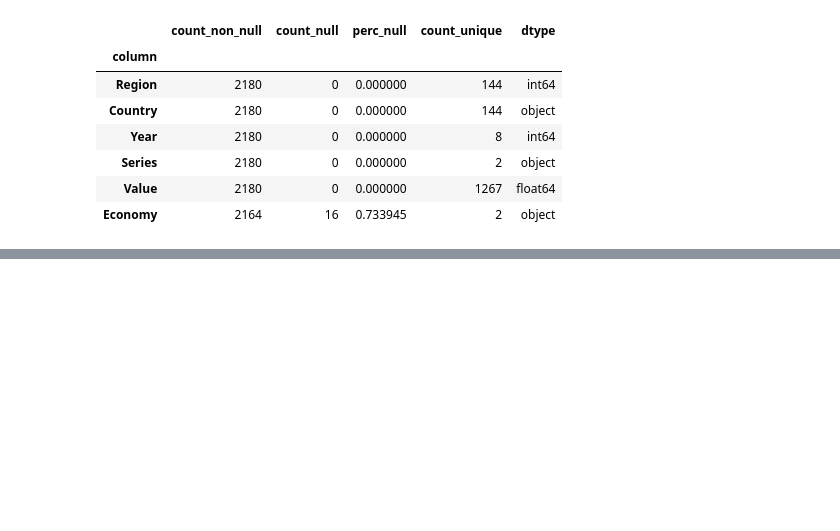
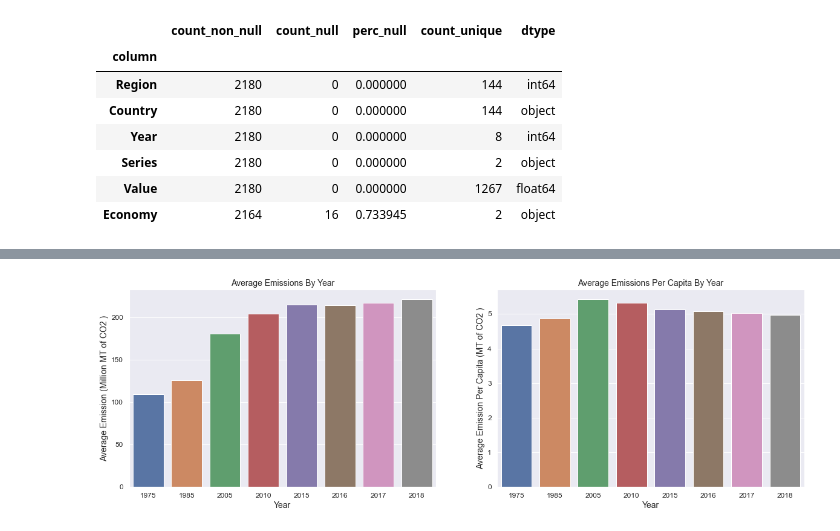
Before and after one commit to ajayrawatsap/MLTraining, a Jupyter notebook: co2_emission.ipynb, the cells around one changed output, grey strips where cells are left out. Saved outputs shown, nothing was run; the diff lists cells and outputs as text; code cells hidden in the pictures; blank space fills up the shorter version.

```diff
--- a/co2_emission.ipynb
+++ b/co2_emission.ipynb
@@ -76,0 +123,18 @@ column_properties(data)
+# %%
+
+def plot_average_emission_by_year(emission_agg_by_year):
+    emission_total     = emission_agg_by_year[emission_agg_by_year.Series== SERIES_TOTAL].copy()
+    # Convert to Milllion MT. The orignal valaue is thousand of MT
+    emission_total['Avg_Emission'] = (emission_total['Avg_Emission'] * 1000) / 1000000
+
+    emission_percapita = emission_agg_by_year[emission_agg_by_year.Series== SERIES_PER_CAPITA]
+
+    fig, (ax1, ax2)  =  plt.subplots(ncols = 2, figsize = FIG_SIZE_2)
+    s = sns.barplot(ax = ax1, x = 'Year'	, y = "Avg_Emission", data = emission_total)
+    s.set_title('Average Emissions By Year')
+    s.set(ylabel = 'Average Emission (Million MT of CO2 )')
+
+    s = sns.barplot(ax = ax2, x = 'Year'	, y = "Avg_Emission", data = emission_percapita)
+    s.set_title('Average Emissions Per Capita By Year')
+    s.set(ylabel = 'Average Emission Per Capita (MT of CO2 )')
+    plt.show()
@@ -76,0 +145,4 @@ column_properties(data)
+# %%
+plot_average_emission_by_year(emission_agg_by_year)
+# %% [output]
+[figure, added]
```
Also changed, not shown: parts of 18 cells of this notebook.
